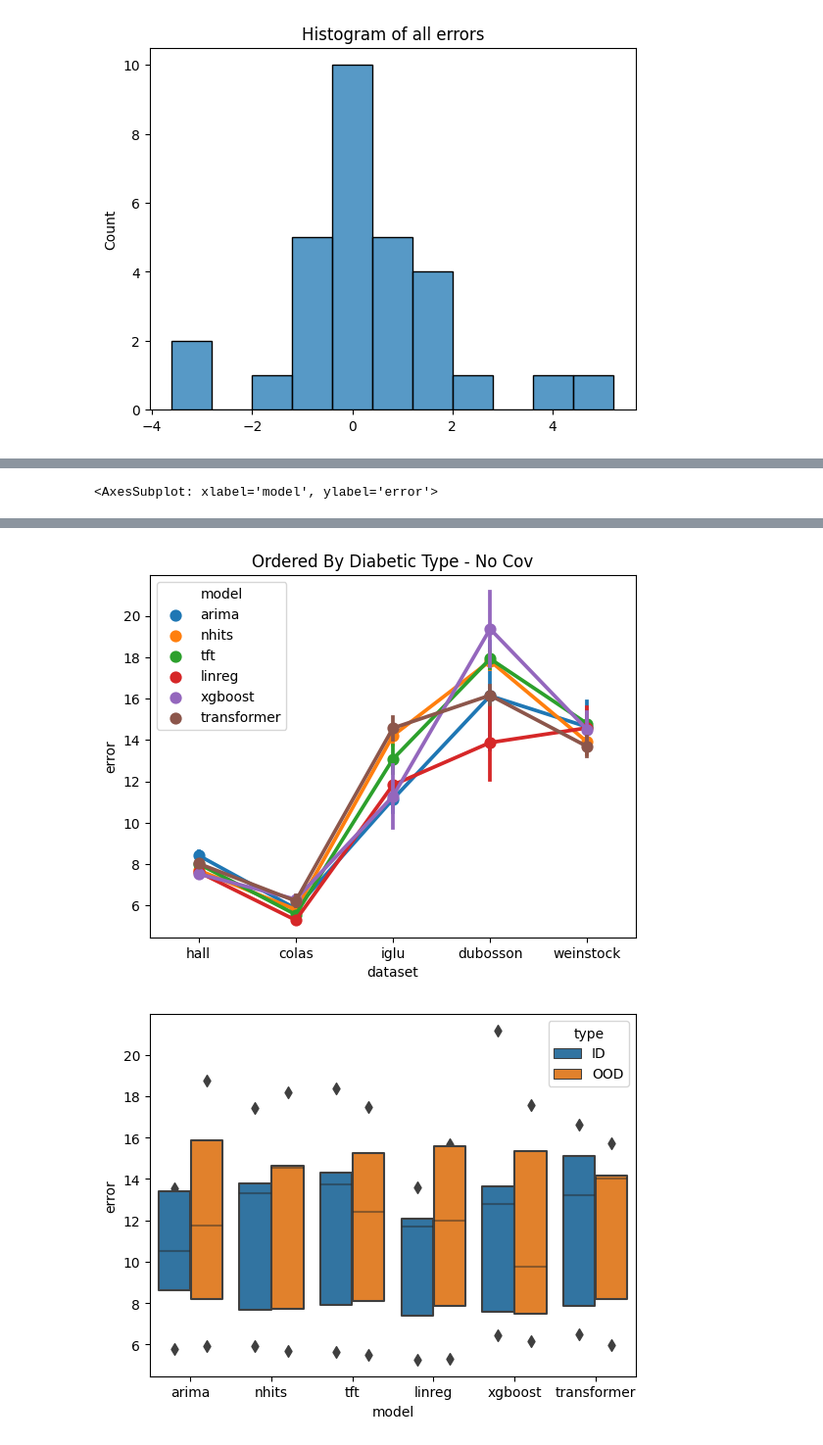
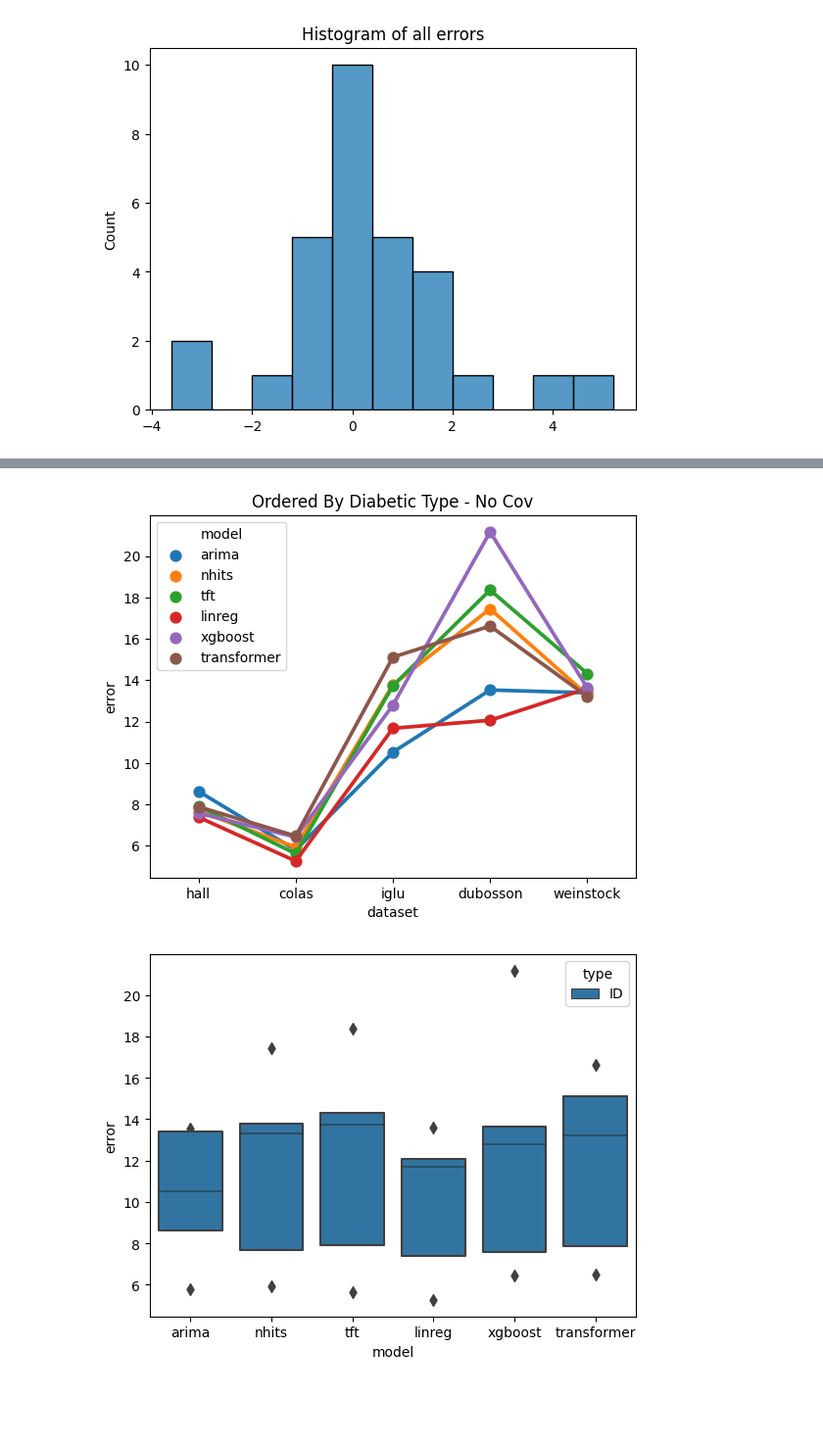
Before and after one commit to IrinaStatsLab/GlucoBench, a Jupyter notebook: presentation/njf-plots.ipynb, the cells around one changed output, grey strips where cells are left out. Shown at 98% size. Drawn from its saved outputs; the diff is of its cells as text; code cells hidden in the pictures; blank space fills up the shorter version.

```diff
--- a/presentation/njf-plots.ipynb
+++ b/presentation/njf-plots.ipynb
@@ -145,6 +154,7 @@ transformer -0.25756810178781303 -1.0501338968384928 0.7991626465489605
 def prepare_data(df):
     df = df.stack().reset_index()
     df["type"] = df["level_1"].apply(lambda x: "ID" if "ID" in x else "OOD")
+    df = df[df["type"] == "ID"]
     df.columns = ["model", "dataset", "error", "type"]
     df["dataset"] = df["dataset"].apply(lambda x: x.split(" ")[0])
     return df
@@ -161,5 +171,6 @@ sns.pointplot(df1, x=df1["dataset"], y="error", hue=df1["model"], order=["hall",
 #  ID vs. OOD
 plt.figure()
 sns.boxenplot(df1, x="model", y="error", hue="type")
+
+df1
 # %% [output]
-<AxesSubplot: xlabel='model', ylabel='error'>
@@ -167,2 +195,2 @@ sns.boxenplot(df1, x="model", y="error", hue="type")
-[figure, old version]
+[figure, new version]
-[figure, old version]
+[figure, new version]
```
Also changed, not shown: parts of 3 cells of this notebook.
